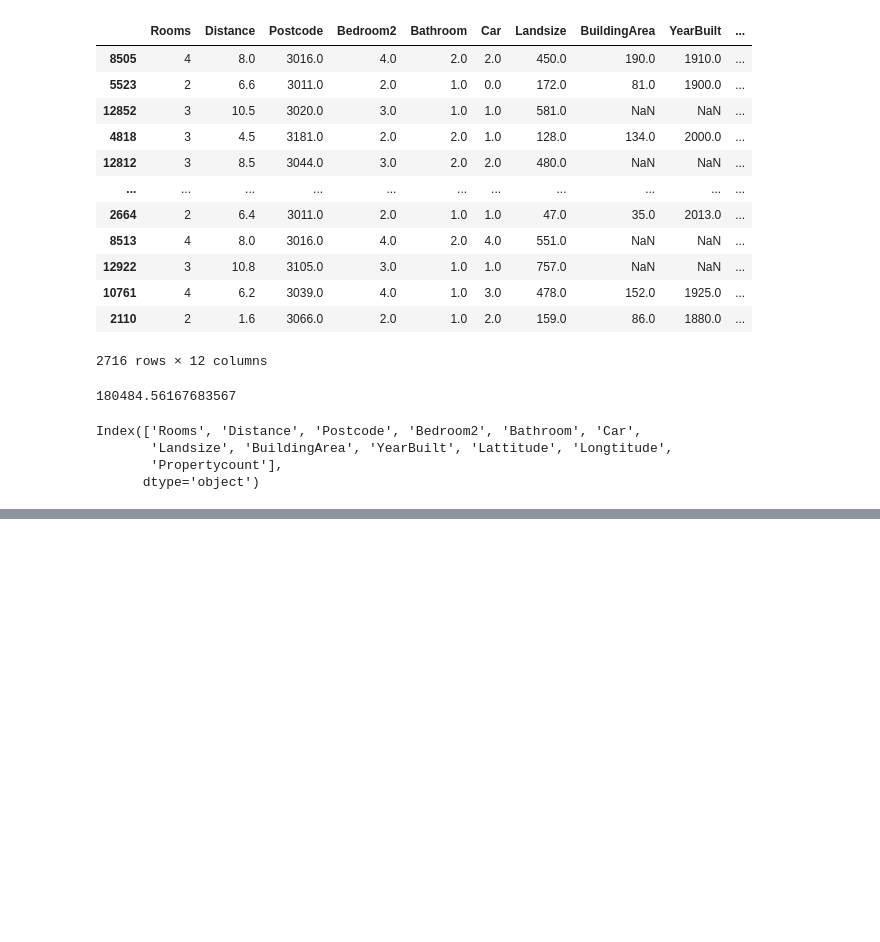
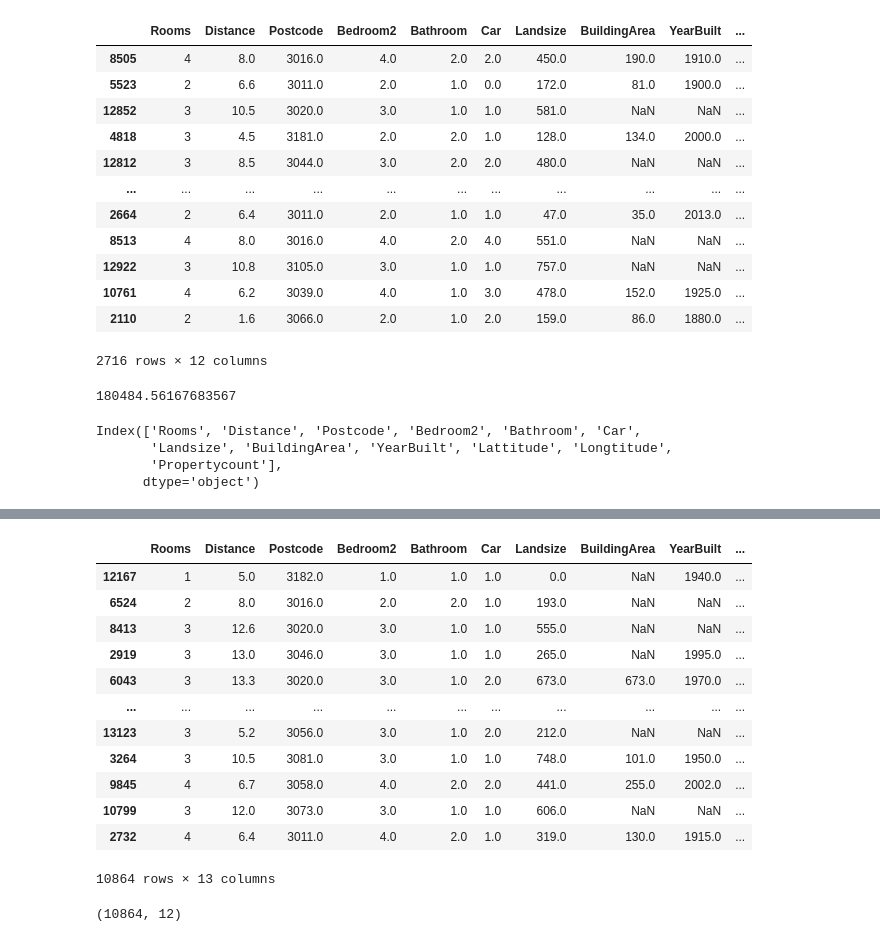
Before and after one commit to Linux-Server/PythonTest, a Jupyter notebook: ml/miss.ipynb, the cells around one changed output, grey strips where cells are left out. Cells and saved outputs as stored; diff of their text form; code cells hidden in the pictures; blank space fills up the shorter version.

```diff
--- a/ml/miss.ipynb
+++ b/ml/miss.ipynb
@@ -60,0 +123,26 @@ datas = pd.DataFrame({"Rooms": [1,2, ,4,5]})
+# %%
+# Make copy to avoid changing original data (when imputing)
+X_train_plus = X_train.copy()
+X_valid_plus = X_valid.copy()
+# %%
+X_train_plus["Rooms" + '_was_missing'] = "sam"
+# %%
+X_train_plus
+# %% [output]
+|  | Rooms | Distance | Postcode | Bedroom2 | Bathroom | Car | Landsize | BuildingArea | YearBuilt | ... |
+| 12167 | 1 | 5.0 | 3182.0 | 1.0 | 1.0 | 1.0 | 0.0 | NaN | 1940.0 | ... |
+| 6524 | 2 | 8.0 | 3016.0 | 2.0 | 2.0 | 1.0 | 193.0 | NaN | NaN | ... |
+| 8413 | 3 | 12.6 | 3020.0 | 3.0 | 1.0 | 1.0 | 555.0 | NaN | NaN | ... |
+| 2919 | 3 | 13.0 | 3046.0 | 3.0 | 1.0 | 1.0 | 265.0 | NaN | 1995.0 | ... |
+| 6043 | 3 | 13.3 | 3020.0 | 3.0 | 1.0 | 2.0 | 673.0 | 673.0 | 1970.0 | ... |
+| ... | ... | ... | ... | ... | ... | ... | ... | ... | ... | ... |
+| 13123 | 3 | 5.2 | 3056.0 | 3.0 | 1.0 | 2.0 | 212.0 | NaN | NaN | ... |
+| 3264 | 3 | 10.5 | 3081.0 | 3.0 | 1.0 | 1.0 | 748.0 | 101.0 | 1950.0 | ... |
+| 9845 | 4 | 6.7 | 3058.0 | 4.0 | 2.0 | 2.0 | 441.0 | 255.0 | 2002.0 | ... |
+| 10799 | 3 | 12.0 | 3073.0 | 3.0 | 1.0 | 1.0 | 606.0 | NaN | NaN | ... |
+| 2732 | 4 | 6.4 | 3011.0 | 4.0 | 2.0 | 1.0 | 319.0 | 130.0 | 1915.0 | ... |
+10864 rows × 13 columns
+# %%
+print(X_train.shape)
+# %% [output]
+(10864, 12)
```
Also changed, not shown: parts of 10 cells of this notebook, 35 other files.
